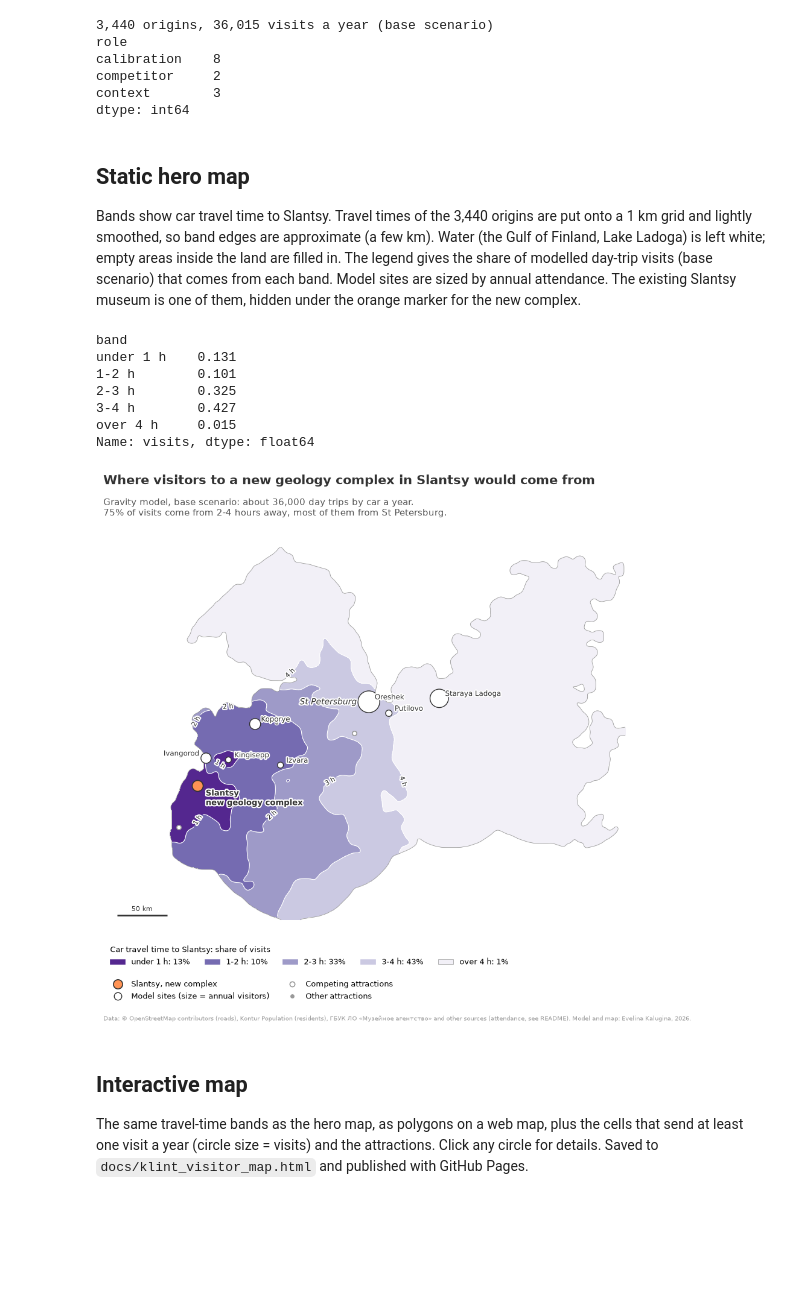
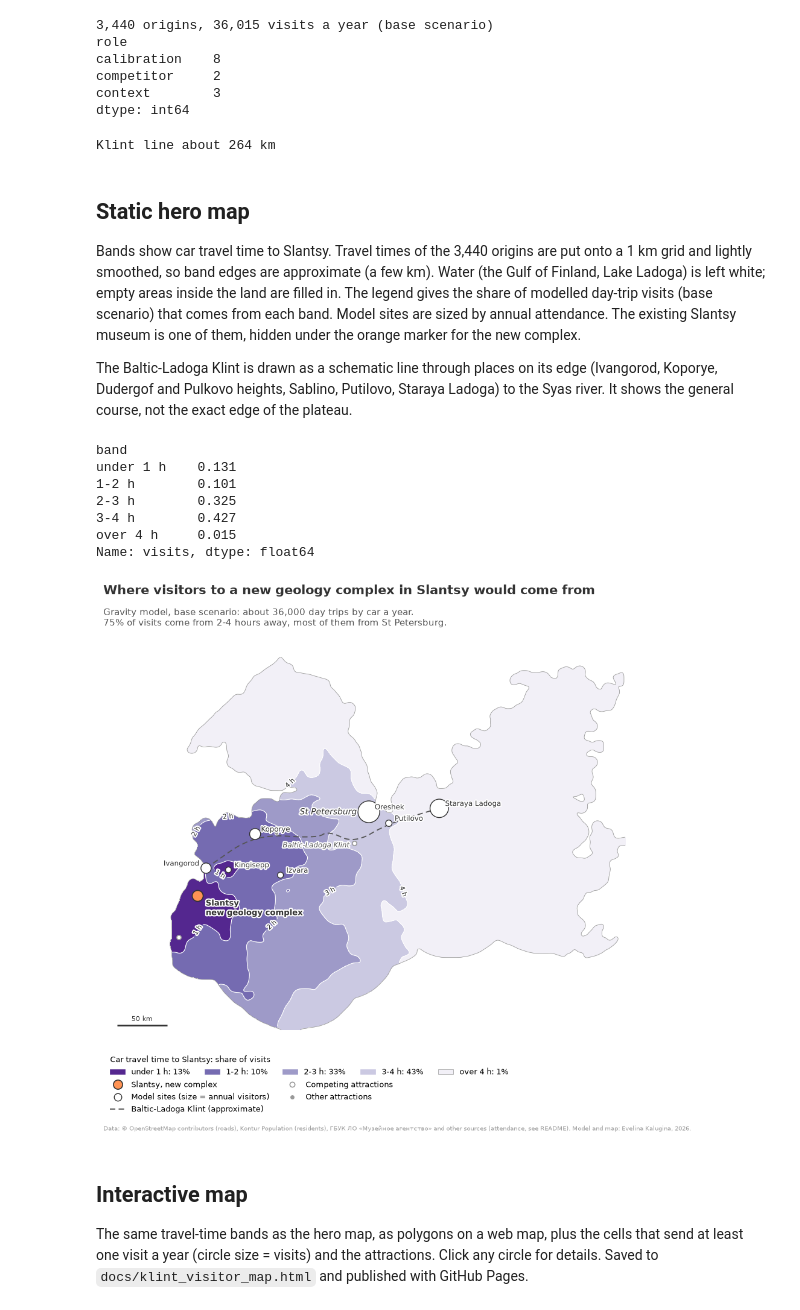
Before and after one commit to evelina-kalugina/klint-visitor-demand-model, a Jupyter notebook: notebooks/07_maps.ipynb, the cells around one changed output. Cells and saved outputs as stored; diff of their text form; code cells hidden in the pictures; blank space fills up the shorter version.

Commit message:
01: Klint line, static attraction map, purple palette

```diff
--- a/notebooks/07_maps.ipynb
+++ b/notebooks/07_maps.ipynb
@@ -54,14 +54,45 @@ calibration    8
 competitor     2
 context        3
 dtype: int64
+# %%
+# Baltic-Ladoga Klint: schematic line from the Narva river to the Syas river
+KLINT_ORDER = ["Ivangorod", "Koporye", "Dudergof heights", "Pulkovo heights",
+               "Sablino", "Putilovo", "Staraya Ladoga", "Syas river"]
+KLINT_MANUAL = {  # lat, lon set by hand, approximate
+    "Dudergof heights": (59.70, 30.13),
+    "Pulkovo heights": (59.77, 30.33),
+    "Syas river": (60.05, 32.55),
+}
+
+def site_lonlat(key):
+    row = geo[geo["name_en"].str.contains(key, case=False)]
+    assert len(row) == 1, f"{key}: {len(row)} matches"
+    return row["lon"].iloc[0], row["lat"].iloc[0]
+
+def chaikin(c, n=3):  # rounds the corners of a polyline
+    for _ in range(n):
+        q = 0.75 * c[:-1] + 0.25 * c[1:]
+        r = 0.25 * c[:-1] + 0.75 * c[1:]
+        c = np.vstack([c[0], np.column_stack([q, r]).reshape(-1, 2), c[-1]])
+    return c
+
+lonlat = [KLINT_MANUAL[k][::-1] if k in KLINT_MANUAL else site_lonlat(k) for k in KLINT_ORDER]
+kpts = gpd.GeoSeries(gpd.points_from_xy(*zip(*lonlat)), crs=4326).to_crs(CRS)
+klint = gpd.GeoSeries([shapely.LineString(chaikin(np.c_[kpts.x, kpts.y]))], crs=CRS)
+print(f"Klint line about {klint.length.iloc[0] / 1000:.0f} km")
+# %% [output]
+Klint line about 264 km
 # %% [markdown]
 ## Static hero map
 
 Bands show car travel time to Slantsy. Travel times of the 3,440 origins are put onto a 1 km grid and lightly smoothed, so band edges are approximate (a few km). Water (the Gulf of Finland, Lake Ladoga) is left white; empty areas inside the land are filled in. The legend gives the share of modelled day-trip visits (base scenario) that comes from each band. Model sites are sized by annual attendance. The existing Slantsy museum is one of them, hidden under the orange marker for the new complex.
+
+The Baltic-Ladoga Klint is drawn as a schematic line through places on its edge (Ivangorod, Koporye, Dudergof and Pulkovo heights, Sablino, Putilovo, Staraya Ladoga) to the Syas river. It shows the general course, not the exact edge of the plateau.
 # %%
 BANDS = [0, 60, 120, 180, 240, 10_000]
 BAND_NAMES = ["under 1 h", "1-2 h", "2-3 h", "3-4 h", "over 4 h"]
 BAND_COLORS = PURPLES[::-1]  # dark = close to Slantsy
+KLINT_DASH = (0, (5, 3))
 
 catch["band"] = pd.cut(catch["time_min"], BANDS, labels=BAND_NAMES, right=False)
 total = catch["visits"].sum()
@@ -93,6 +124,12 @@ for txt in ax.clabel(cs, fmt=lambda v: f"{v / 60:.0f} h", fontsize=8, inline=Tru
     txt.set_color(DARK)
     txt.set_path_effects(HALO)
 ax.contour(gx, gy, land, levels=[0.5], colors=GREY, linewidths=0.6, zorder=3)
+
+klint.plot(ax=ax, color=DARK_GREY, linewidth=1.3, linestyle=KLINT_DASH, zorder=3.5)
+kp = klint.iloc[0].interpolate(0.45, normalized=True)
+ax.annotate("Baltic-Ladoga Klint", (kp.x, kp.y), xytext=(0, -6), textcoords="offset points",
+            fontsize=8.5, style="italic", color=DARK_GREY, ha="center", va="top",
+            path_effects=HALO, zorder=7)
 
 others = attractions[attractions["name_en"] != NEW_SITE_PROXY]
 ctx = others[others["role"] == "context"]
@@ -147,35 +184,37 @@ fig.legend(handles=band_handles, title="Car travel time to Slantsy: share of vis
            fontsize=9, title_fontsize=9, alignment="left")
 
 site_handles = [
     Line2D([0], [0], marker="o", ls="", markersize=11, markerfacecolor=ORANGE,
            markeredgecolor=DARK, markeredgewidth=1.2, label="Slantsy, new complex"),
     Line2D([0], [0], marker="o", ls="", markersize=9, markerfacecolor="white",
            markeredgecolor=DARK, label="Model sites (size = annual visitors)"),
+    Line2D([0], [0], color=DARK_GREY, linewidth=1.3, linestyle=KLINT_DASH,
+           label="Baltic-Ladoga Klint (approximate)"),
     Line2D([0], [0], marker="o", ls="", markersize=6, markerfacecolor="white",
            markeredgecolor=GREY, markeredgewidth=1.2, label="Competing attractions"),
     Line2D([0], [0], marker="o", ls="", markersize=6, markerfacecolor=GREY,
            markeredgecolor="white", label="Other attractions"),
 ]
-fig.legend(handles=site_handles, loc="lower left", bbox_to_anchor=(0.06, 0.035), ncol=2,
+fig.legend(handles=site_handles, loc="lower left", bbox_to_anchor=(0.06, 0.03), ncol=2,
            frameon=False, fontsize=9)
 
 fig.text(0.06, 0.012,
          "Data: © OpenStreetMap contributors (roads), Kontur Population (residents), "
          "ГБУК ЛО «Музейное агентство» and other sources (attendance, see README). "
          "Model and map: Evelina Kalugina, 2026.",
          fontsize=7.5, color=GREY, ha="left")
 
 fig.savefig("../figures/07_hero_map.png", dpi=200, bbox_inches="tight", facecolor="white")
 plt.show()
 # %% [output]
 band
 under 1 h    0.131
 1-2 h        0.101
 2-3 h        0.325
 3-4 h        0.427
 over 4 h     0.015
 Name: visits, dtype: float64
-[figure, old version]
+[figure, new version]
 # %% [markdown]
 ## Interactive map
 
```
Also changed, not shown: parts of 1 cell of this notebook, 6 other files.
